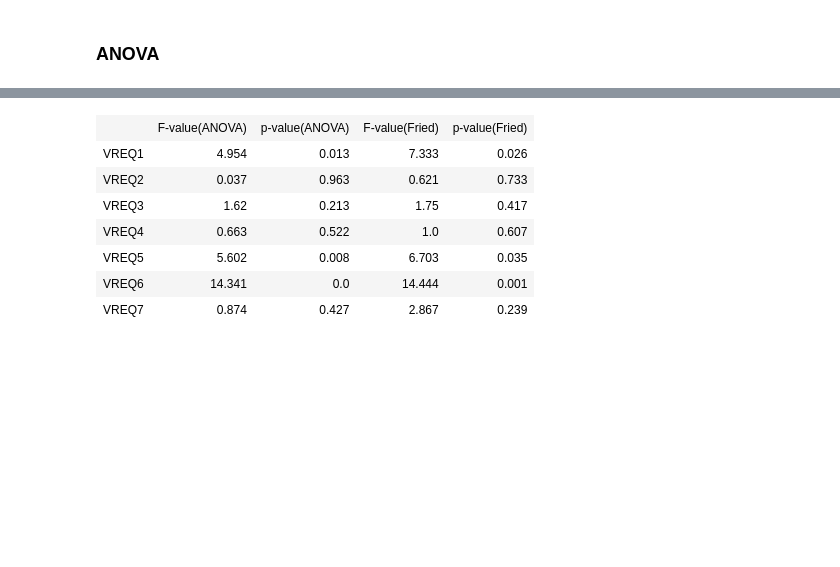
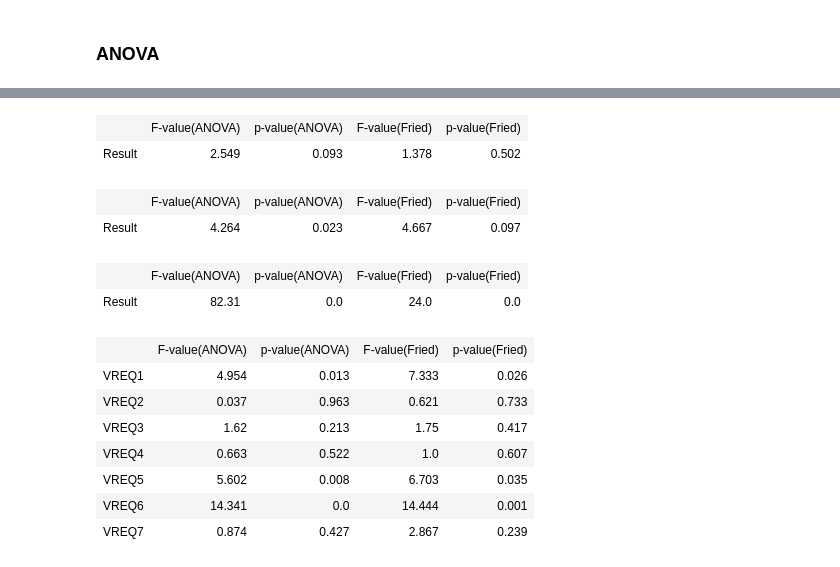
Before and after one commit to outtoin/statistics_practice, a Jupyter notebook: JediFlight_Statistics.ipynb, the cells around one changed output, grey strips where cells are left out. Cells and saved outputs as stored; diff of their text form; code cells hidden in the pictures; blank space fills up the shorter version.

Commit message:
add average part

```diff
--- a/JediFlight_Statistics.ipynb
+++ b/JediFlight_Statistics.ipynb
@@ -398,6 +398,33 @@ def friedmanTest(df, columns, rev=None):
                                                     tmpSeries[tmpSeries['Task'] == 'COM'][column])])
 
     return ret
+# %%
+def averageTest(df, columns, method='ANOVA', rev=None):
+    ret = []
+    temp = df.copy(deep=True)
+    if rev is not None:
+        for pair in rev:
+            temp[pair[0]] = df[pair[0]].apply(lambda x: pair[1] - x)
+
+    temp['AVG'] = temp.mean(axis=1)
+    temp_df = temp[['AVG', 'Task']]
+
+    print(temp_df[temp_df['Task'] == 'T1']['AVG'].mean())
+    print(temp_df[temp_df['Task'] == 'T2']['AVG'].mean())
+    print(temp_df[temp_df['Task'] == 'COM']['AVG'].mean())
+    print('-' * 40)
+
+
+    if method == 'ANOVA':
+        ret.append(['Result', stats.f_oneway(temp_df[temp_df['Task'] == 'T1']['AVG'],
+                                           temp_df[temp_df['Task'] == 'T2']['AVG'],
+                                           temp_df[temp_df['Task'] == 'COM']['AVG'])])
+    elif method == 'Fried':
+        ret.append(['Result', stats.friedmanchisquare(temp_df[temp_df['Task'] == 'T1']['AVG'],
+                                           temp_df[temp_df['Task'] == 'T2']['AVG'],
+                                           temp_df[temp_df['Task'] == 'COM']['AVG'])])
+
+    return ret
 # %%
 vreq_columns = [x for x in vreq_df.columns if x is not 'Task']
 spes_columns = [x for x in spes_df.columns if x is not 'Task']
@@ -406,3 +433,7 @@ tlx_columns = [x for x in tlx_df.columns if x is not 'Task']
 vreq_stats = onewayAnova(vreq_df, vreq_columns, [['VREQ6', 6]])
 spes_stats = onewayAnova(spes_df, spes_columns)
 tlx_stats = onewayAnova(tlx_df, tlx_columns, [['TLX-Perf', 8]])
+# %%
+vreq_average_stats = averageTest(vreq_df, vreq_columns, 'ANOVA', [['VREQ6', 6]])
+spes_average_stats = averageTest(spes_df, spes_columns, 'ANOVA' )
+tlx_average_stats = averageTest(tlx_df, tlx_columns, 'ANOVA', [['TLX-Perf', 8]])
@@ -416,0 +457,4 @@ vreq_fried[0][1][1]
+# %%
+vreq_average_fried = averageTest(vreq_df, vreq_columns, 'Fried', [['VREQ6', 6]])
+spes_average_fried = averageTest(spes_df, spes_columns, 'Fried' )
+tlx_average_fried = averageTest(tlx_df, tlx_columns, 'Fried', [['TLX-Perf', 8]])
@@ -424,6 +481,21 @@ def make_table_elem(stats, fried):
         li.append([stats[i][0], round(stats[i][1][0], 3), round(stats[i][1][1], 3), round(fried[i][1][0], 3), round(fried[i][1][1], 3)])
 
     return [['', 'F-value(ANOVA)', 'p-value(ANOVA)', 'F-value(Fried)', 'p-value(Fried)']] + li
+# %%
+display(HTML(tabulate.tabulate(make_table_elem(vreq_average_stats, vreq_average_fried), tablefmt='html')))
+# %% [output]
+|  | F-value(ANOVA) | p-value(ANOVA) | F-value(Fried) | p-value(Fried) |
+| Result | 2.549 | 0.093 | 1.378 | 0.502 |
+# %%
+display(HTML(tabulate.tabulate(make_table_elem(spes_average_stats, spes_average_fried), tablefmt='html')))
+# %% [output]
+|  | F-value(ANOVA) | p-value(ANOVA) | F-value(Fried) | p-value(Fried) |
+| Result | 4.264 | 0.023 | 4.667 | 0.097 |
+# %%
+display(HTML(tabulate.tabulate(make_table_elem(tlx_average_stats, tlx_average_fried), tablefmt='html')))
+# %% [output]
+|  | F-value(ANOVA) | p-value(ANOVA) | F-value(Fried) | p-value(Fried) |
+| Result | 82.31 | 0.0 | 24.0 | 0.0 |
 # %%
 display(HTML(tabulate.tabulate(make_table_elem(vreq_stats, vreq_fried), tablefmt='html')))
 # %% [output]
```
Also changed, not shown: parts of 3 cells of this notebook.
